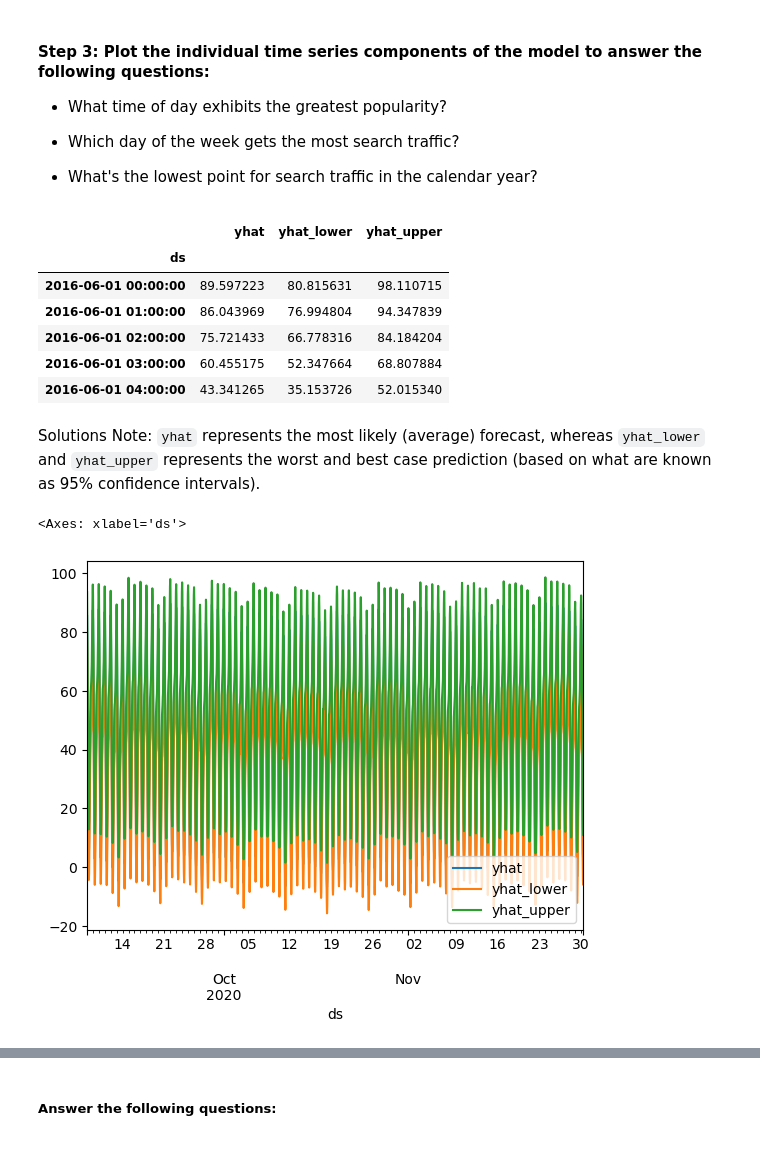
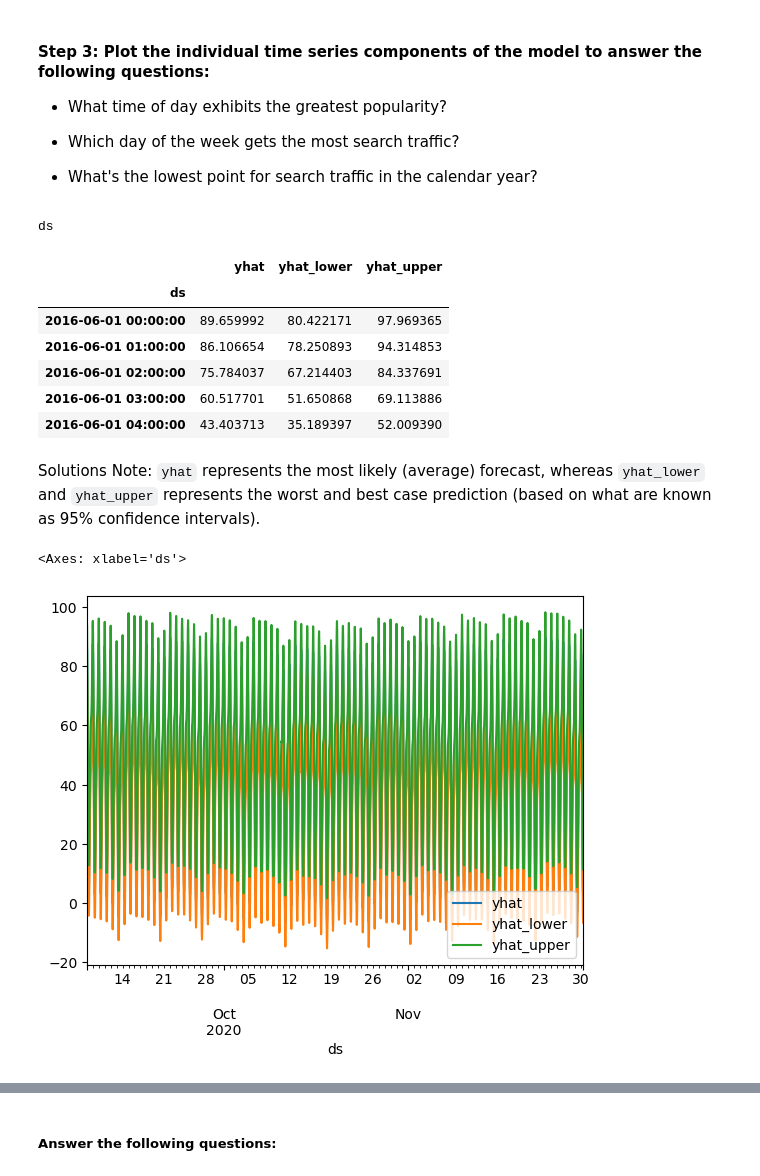
Before and after one commit to BrandonWelsh/prophet-challenge, a Jupyter notebook: forecasting_net_prophet.ipynb, the cells around one changed output, grey strips where cells are left out. Saved outputs shown, nothing was run; the diff lists cells and outputs as text; code cells hidden in the pictures.

```diff
--- a/forecasting_net_prophet.ipynb
+++ b/forecasting_net_prophet.ipynb
@@ -430,8 +435,11 @@ Now, you need to produce a time series model that analyzes and forecasts pattern
 | 37105 | 2020-09-08 00:00:00 | 96 |
 # %%
 # Call the Prophet function, store as an object
+m = Prophet()
+m
 # %% [output]
 <prophet.forecaster.Prophet at 0x...>
 # %%
 # Fit the time-series model.
+m.fit(prophet_df)
 # %% [output]
@@ -441,8 +449,10 @@ Now, you need to produce a time series model that analyzes and forecasts pattern
 # %%
 # Create a future dataframe to hold predictions
 # Make the prediction go out as far as 2000 hours (approx 80 days)
-
+future_mercado_trends = m.make_future_dataframe(periods=2000, freq='H')
 
 # View the last five rows of the future_mercado_trends DataFrame
+display(future_mercado_trends.head(5))
+display(future_mercado_trends.tail(5))
 # %% [output]
 |  | ds |
@@ -454,7 +470,9 @@ Now, you need to produce a time series model that analyzes and forecasts pattern
 # %%
 # Make the predictions for the trend data using the future_mercado_trends DataFrame
-
+forecast_mercado_trends = m.predict(future_mercado_trends)
 
 # Display the first five rows of the forecast_mercado_trends DataFrame
+display(forecast_mercado_trends.head(5))
+display(forecast_mercado_trends.tail(5))
 # %% [output]
 |  | ds | trend | yhat_lower | yhat_upper | trend_lower | trend_upper | additive_terms | ... |
@@ -487,24 +513,32 @@ Now, you need to produce a time series model that analyzes and forecasts pattern
 * What's the lowest point for search traffic in the calendar year?
 # %%
 # Set the index in the forecast_mercado_trends DataFrame to the ds datetime column
+# BUG getting error: KeyError: "None of ['ds'] are in the columns" with the following:
+#forecast_mercado_trends = forecast_mercado_trends.set_index('ds')
 
+# Out of curiousity, I checked with this:
+print(forecast_mercado_trends.index.name)
+# ds is already the index, so I am going to move on.
 
 # View the only the yhat,yhat_lower and yhat_upper columns from the DataFrame
+forecast_mercado_trends[['yhat', 'yhat_lower', 'yhat_upper']].head()
 # %% [output]
+ds
 |  | yhat | yhat_lower | yhat_upper |
 | ds |  |  |  |
-| 2016-06-01 00:00:00 | 89.597223 | 80.815631 | 98.110715 |
-| 2016-06-01 01:00:00 | 86.043969 | 76.994804 | 94.347839 |
-| 2016-06-01 02:00:00 | 75.721433 | 66.778316 | 84.184204 |
-| 2016-06-01 03:00:00 | 60.455175 | 52.347664 | 68.807884 |
-| 2016-06-01 04:00:00 | 43.341265 | 35.153726 | 52.015340 |
+| 2016-06-01 00:00:00 | 89.659992 | 80.422171 | 97.969365 |
+| 2016-06-01 01:00:00 | 86.106654 | 78.250893 | 94.314853 |
+| 2016-06-01 02:00:00 | 75.784037 | 67.214403 | 84.337691 |
+| 2016-06-01 03:00:00 | 60.517701 | 51.650868 | 69.113886 |
+| 2016-06-01 04:00:00 | 43.403713 | 35.189397 | 52.009390 |
 # %% [markdown]
 Solutions Note: `yhat` represents the most likely (average) forecast, whereas `yhat_lower` and `yhat_upper` represents the worst and best case prediction (based on what are known as 95% confidence intervals).
 # %%
 # From the forecast_mercado_trends DataFrame, plot the data to visualize
 #  the yhat, yhat_lower, and yhat_upper columns over the last 2000 hours
+forecast_mercado_trends[['yhat', 'yhat_lower', 'yhat_upper']].iloc[-2000:,:].plot()
 # %% [output]
 <Axes: xlabel='ds'>
-[figure, old version]
+[figure, new version]
 # %%
 # Reset the index in the forecast_mercado_trends DataFrame
```
Also changed, not shown: parts of 15 cells of this notebook, 1 other file.
